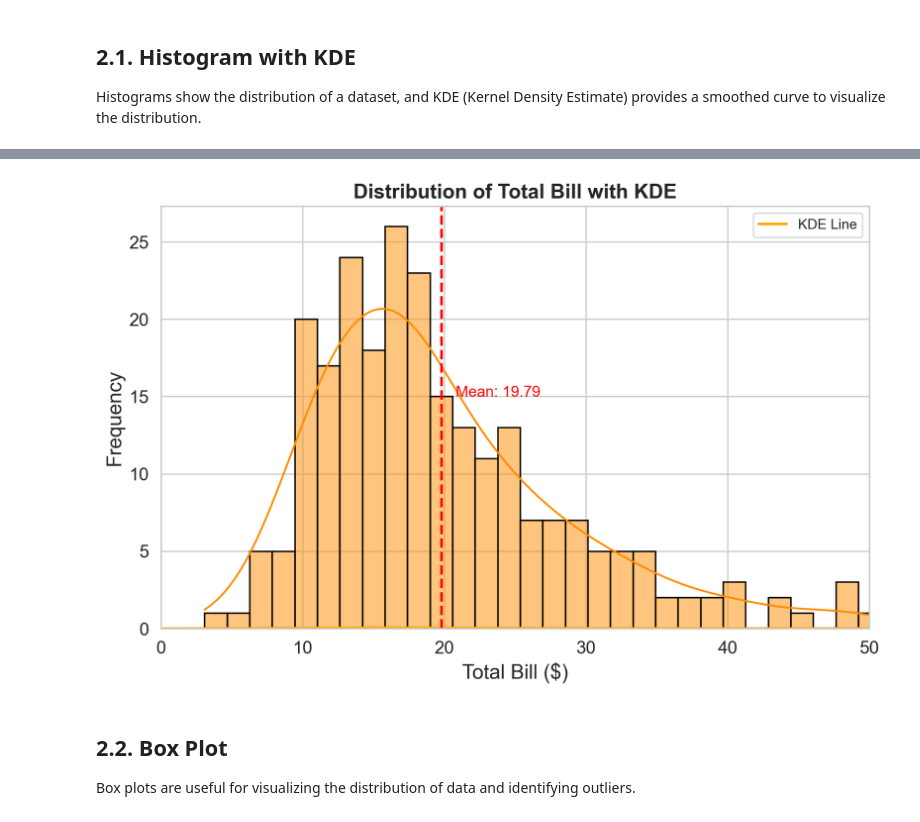
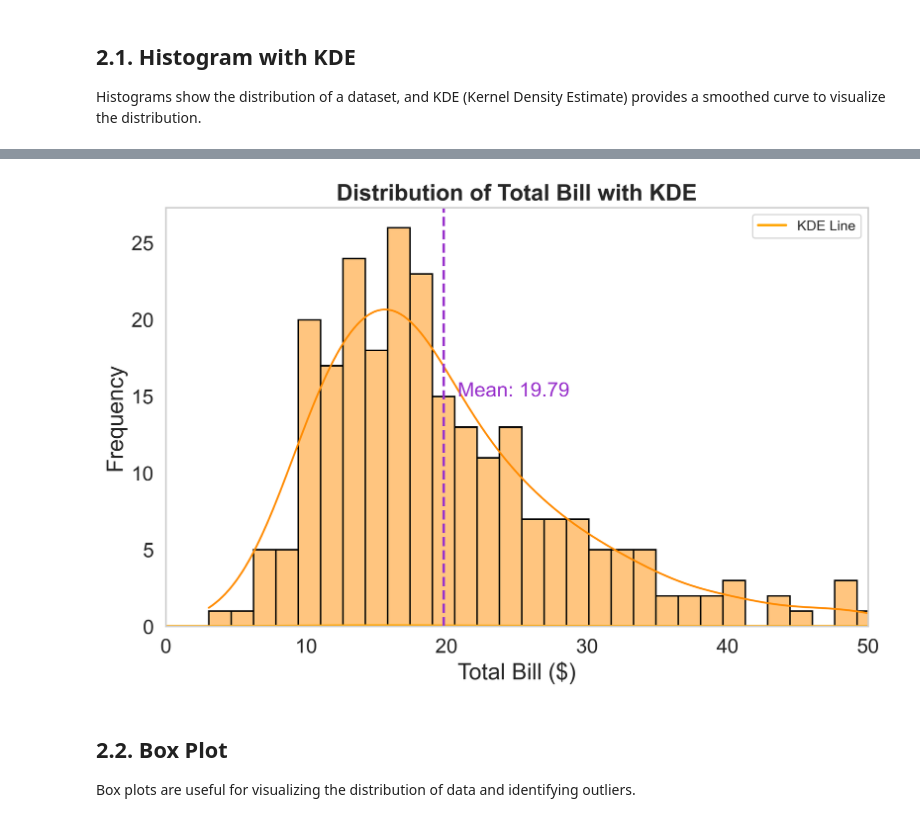
Before and after one commit to extaraordinary/data_visualization, a Jupyter notebook: data_visualization_notebook.ipynb, the cells around one changed output, grey strips where cells are left out. Cells and saved outputs as stored; diff of their text form; code cells hidden in the pictures.

```diff
--- a/data_visualization_notebook.ipynb
+++ b/data_visualization_notebook.ipynb
@@ -221,38 +218,26 @@ plt.show()
 # %%
-# Load the example dataset
 df = sns.load_dataset('tips')
 
-# Set a Seaborn style
-sns.set_style("whitegrid")
-
-# Create a figure and axis object
-plt.figure(figsize=(10, 6), dpi=200)
-
-# Plot a histogram with KDE (Kernel Density Estimate)
+sns.set_style("whitegrid")    # set a Seaborn style
+plt.figure(figsize=(10, 6), dpi=300)
 sns.histplot(df['total_bill'], kde=True, color='darkorange', bins=30,
              edgecolor='black', linewidth=1.2)
 
-# Customize the KDE line
-sns.kdeplot(df['total_bill'], color='orange', lw=2, label='KDE Line')
-
-# Add a vertical line for the mean
-mean_value = df['total_bill'].mean()
-plt.axvline(mean_value, color='red', linestyle='--', linewidth=2)
-plt.text(mean_value + 1, 15, f'Mean: {mean_value:.2f}', color='red', fontsize=12)
-
-# Add title
-plt.title('Distribution of Total Bill with KDE', fontsize=16, weight='bold')
-
-# Customize labels, ticks, and legends
-plt.xlabel('Total Bill ($)', fontsize=16)
-plt.ylabel('Frequency', fontsize=16)
-plt.xticks(fontsize=14)
-plt.yticks(fontsize=14)
+sns.kdeplot(df['total_bill'], color='orange', lw=2, label='KDE Line')    # customize the KDE line
+mean_value = df['total_bill'].mean()                                     # add a vertical line for the mean
+plt.axvline(mean_value, color='darkorchid', linestyle='--', linewidth=2)
+plt.text(mean_value + 1, 15, f'Mean: {mean_value:.2f}', color='darkorchid', fontsize=16)
+plt.title('Distribution of Total Bill with KDE', fontsize=18, weight='bold')
+plt.xlabel('Total Bill ($)', fontsize=18)
+plt.ylabel('Frequency', fontsize=18)
+plt.xticks(fontsize=16)
+plt.yticks(fontsize=16)
 plt.xlim(0,50)
 plt.legend()
+plt.grid(False)
 plt.show()
 # %% [output]
-[figure, old version]
+[figure, new version]
 # %% [markdown]
 ## 2.2. Box Plot
 
```
Also changed, not shown: parts of 4 cells of this notebook.
